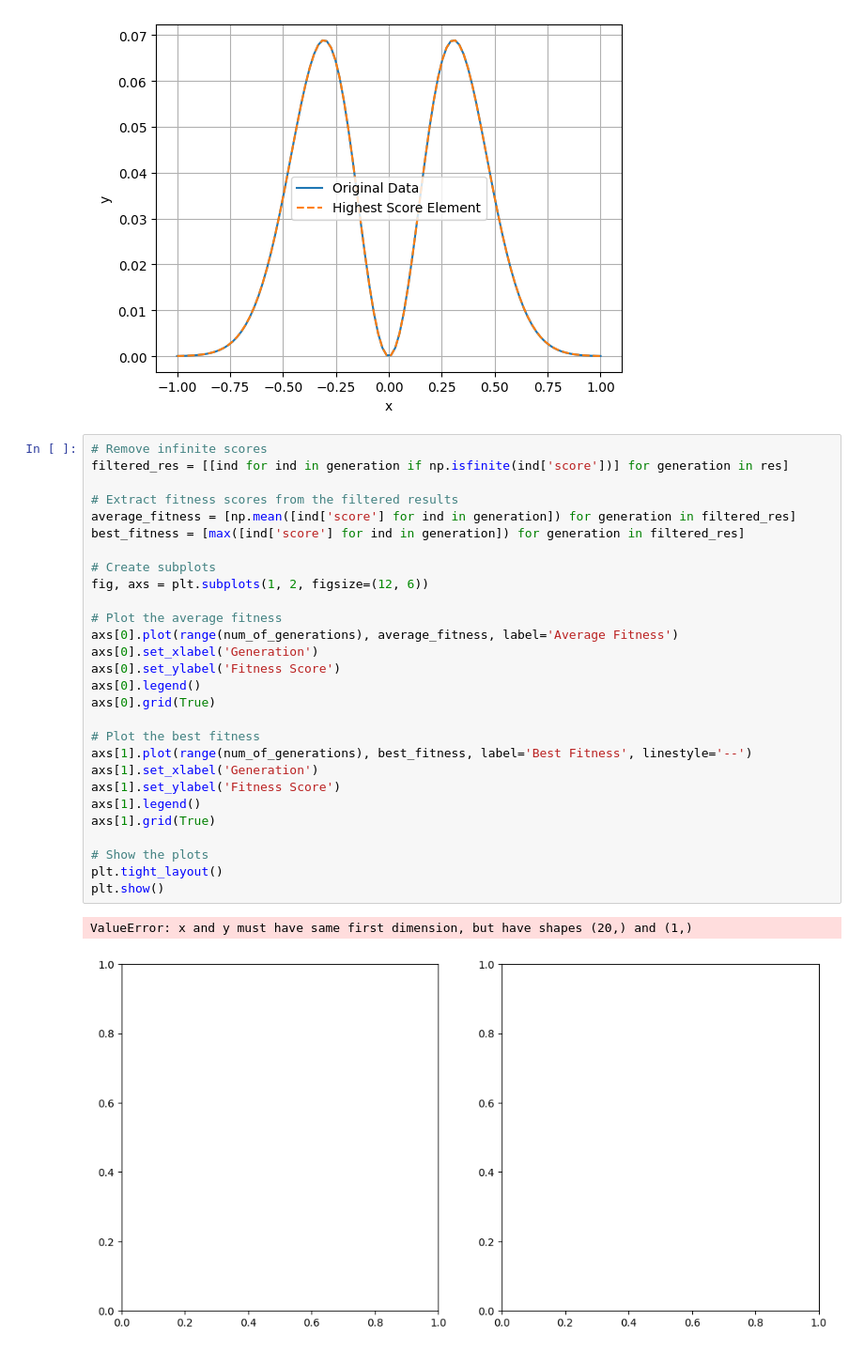
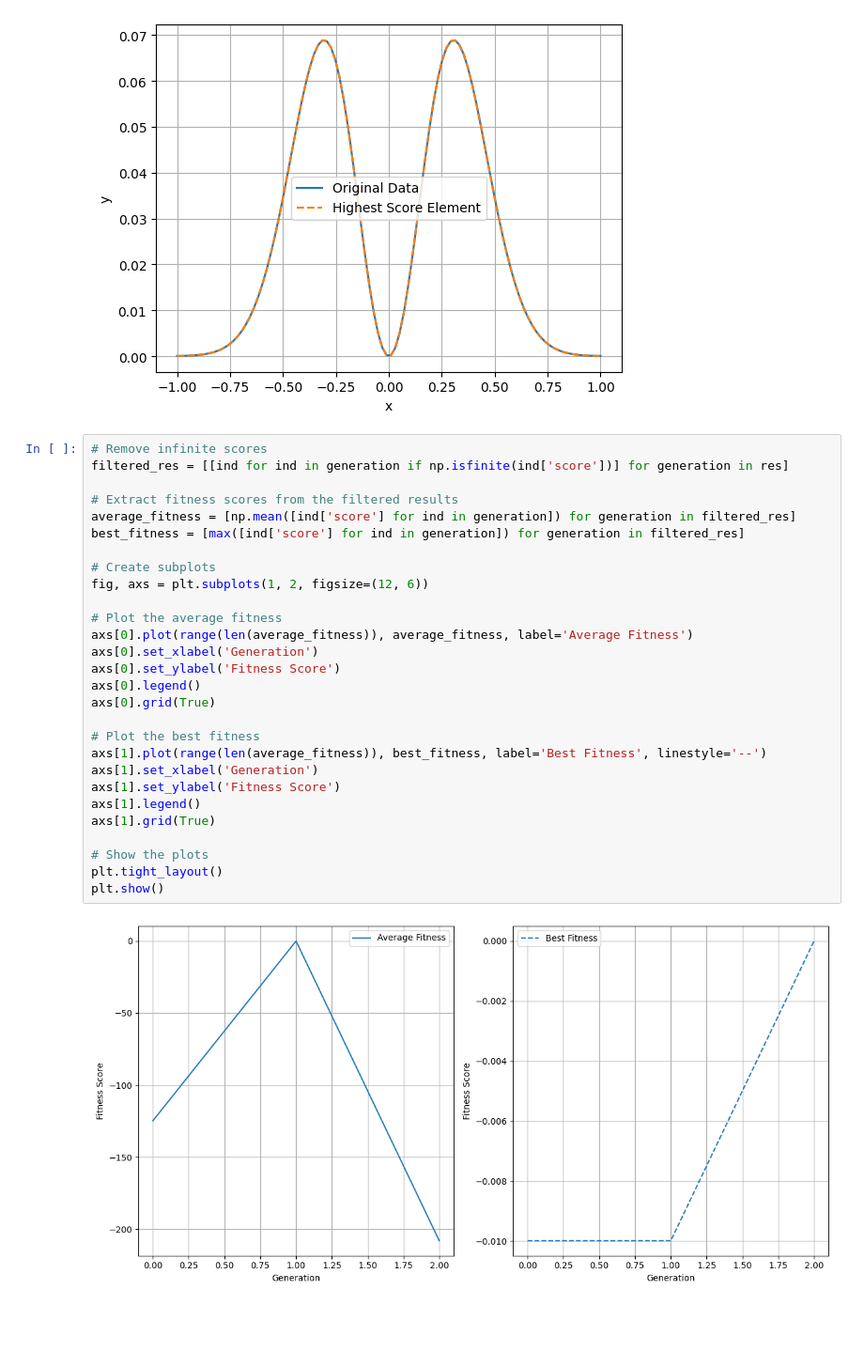
Before and after one commit to harveyThomas4692/llmlex, a Jupyter notebook: Example/testing_area.ipynb, the cells around one changed output. Shown at 94% size. Cells and saved outputs as stored; diff of their text form; blank space fills up the shorter version.

Commit message:
Fixed plots in example

```diff
--- a/Example/testing_area.ipynb
+++ b/Example/testing_area.ipynb
@@ -79,31 +95,30 @@ plt.show()
 # %%
 # Remove infinite scores
 filtered_res = [[ind for ind in generation if np.isfinite(ind['score'])] for generation in res]
 
 # Extract fitness scores from the filtered results
 average_fitness = [np.mean([ind['score'] for ind in generation]) for generation in filtered_res]
 best_fitness = [max([ind['score'] for ind in generation]) for generation in filtered_res]
 
 # Create subplots
 fig, axs = plt.subplots(1, 2, figsize=(12, 6))
 
 # Plot the average fitness
-axs[0].plot(range(num_of_generations), average_fitness, label='Average Fitness')
+axs[0].plot(range(len(average_fitness)), average_fitness, label='Average Fitness')
 axs[0].set_xlabel('Generation')
 axs[0].set_ylabel('Fitness Score')
 axs[0].legend()
 axs[0].grid(True)
 
 # Plot the best fitness
-axs[1].plot(range(num_of_generations), best_fitness, label='Best Fitness', linestyle='--')
+axs[1].plot(range(len(average_fitness)), best_fitness, label='Best Fitness', linestyle='--')
 axs[1].set_xlabel('Generation')
 axs[1].set_ylabel('Fitness Score')
 axs[1].legend()
 axs[1].grid(True)
 
 # Show the plots
 plt.tight_layout()
 plt.show()
 # %% [output]
-ValueError: x and y must have same first dimension, but have shapes (20,) and (1,)
-[figure, old version]
+[figure, new version]
```
Also changed, not shown: parts of 6 cells of this notebook.
